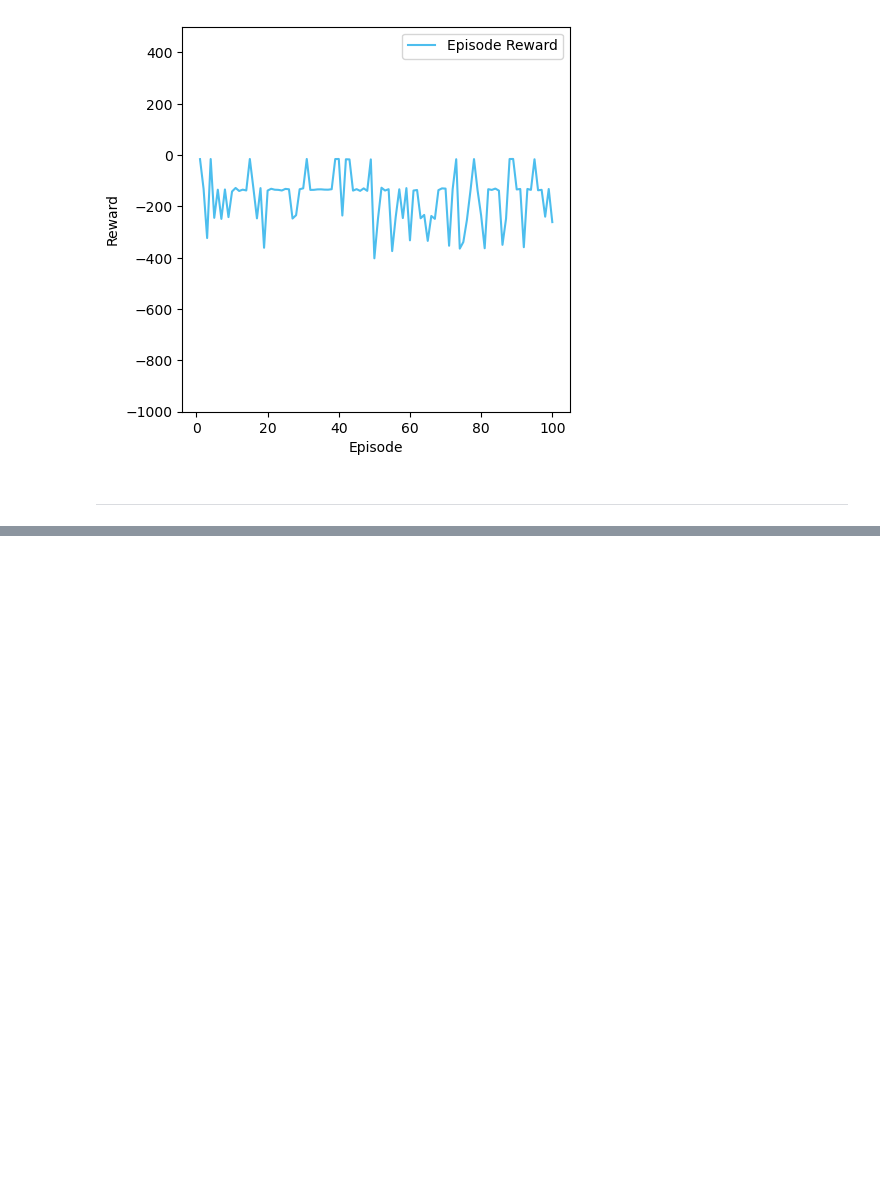
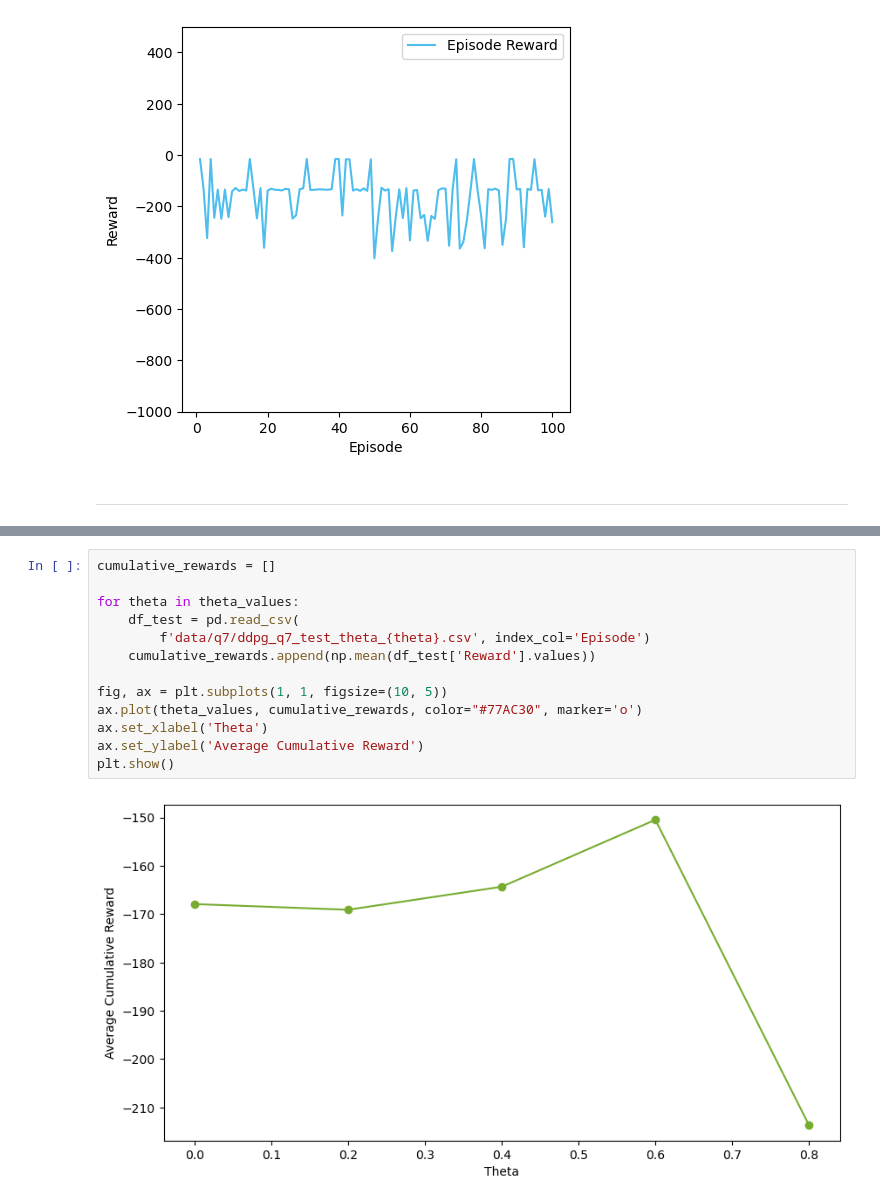
Before and after one commit to aristo6253/ANN-RL-DDPG, a Jupyter notebook: DDPG.ipynb, the cells around one changed output, grey strips where cells are left out. Drawn from its saved outputs; the diff is of its cells as text; blank space fills up the shorter version.

```diff
--- a/DDPG.ipynb
+++ b/DDPG.ipynb
@@ -790,0 +955,15 @@ plt.show()
+# %%
+cumulative_rewards = []
+
+for theta in theta_values:
+    df_test = pd.read_csv(
+        f'data/q7/ddpg_q7_test_theta_{theta}.csv', index_col='Episode')
+    cumulative_rewards.append(np.mean(df_test['Reward'].values))
+
+fig, ax = plt.subplots(1, 1, figsize=(10, 5))
+ax.plot(theta_values, cumulative_rewards, color="#77AC30", marker='o')
+ax.set_xlabel('Theta')
+ax.set_ylabel('Average Cumulative Reward')
+plt.show()
+# %% [output]
+[figure, added]
```
Also changed, not shown: parts of 18 cells of this notebook, 22 other files.
